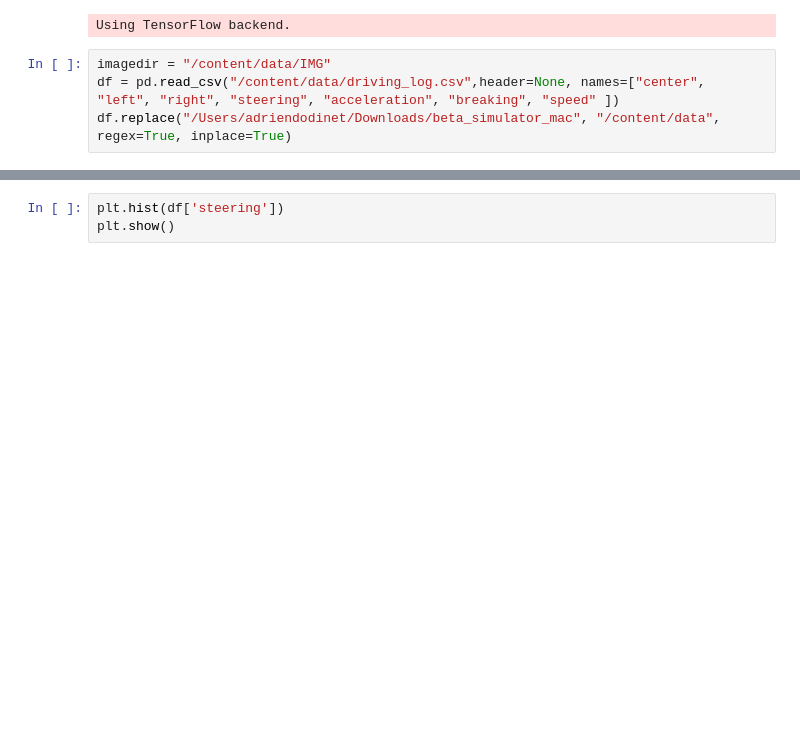
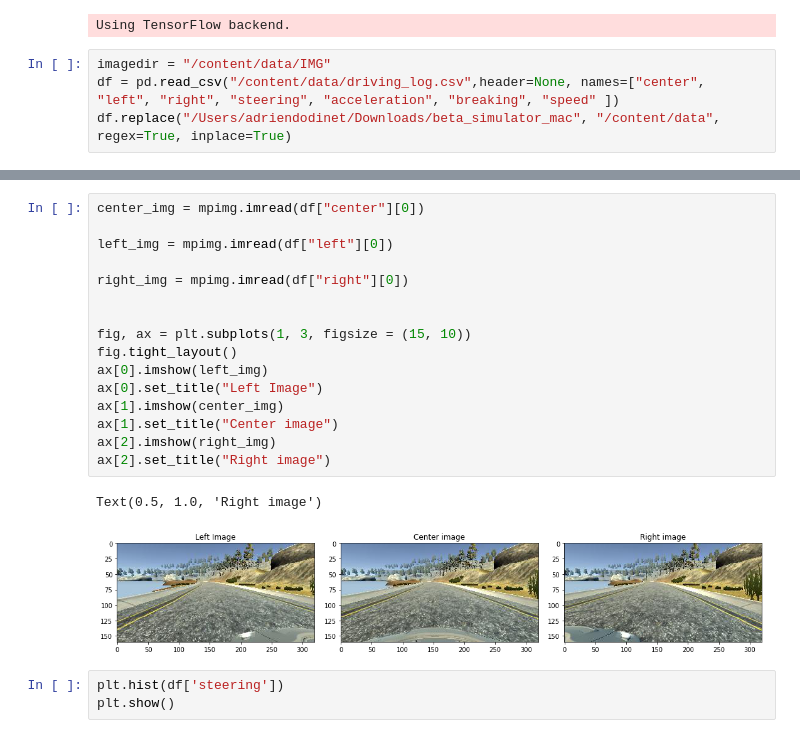
Before and after one commit to adriendod/behavioral-cloning, a Jupyter notebook: Udacity_Simulator.ipynb, the cells around one changed output, grey strips where cells are left out. Cells and saved outputs as stored; diff of their text form; blank space fills up the shorter version.

```diff
--- a/Udacity_Simulator.ipynb
+++ b/Udacity_Simulator.ipynb
@@ -52,6 +49,25 @@ df.iloc[100:110]
 | 107 | /content/data/IMG/center_2019_09_... | /content/data/IMG/left_2019_09_09... | /content/data/IMG/right_2019_09_0... | -0.019149 | 1.0 | 0 | 30.19028 |
 | 108 | /content/data/IMG/center_2019_09_... | /content/data/IMG/left_2019_09_09... | /content/data/IMG/right_2019_09_0... | -0.019149 | 1.0 | 0 | 30.19027 |
 | 109 | /content/data/IMG/center_2019_09_... | /content/data/IMG/left_2019_09_09... | /content/data/IMG/right_2019_09_0... | -0.016242 | 1.0 | 0 | 30.19030 |
+# %%
+center_img = mpimg.imread(df["center"][0])
+
+left_img = mpimg.imread(df["left"][0])
+
+right_img = mpimg.imread(df["right"][0])
+
+
+fig, ax = plt.subplots(1, 3, figsize = (15, 10))
+fig.tight_layout()
+ax[0].imshow(left_img)
+ax[0].set_title("Left Image")
+ax[1].imshow(center_img)
+ax[1].set_title("Center image")
+ax[2].imshow(right_img)
+ax[2].set_title("Right image")
+# %% [output]
+Text(0.5, 1.0, 'Right image')
+[figure, added]
 # %%
 plt.hist(df['steering'])
 plt.show()
```
Also changed, not shown: parts of 15 cells of this notebook.
